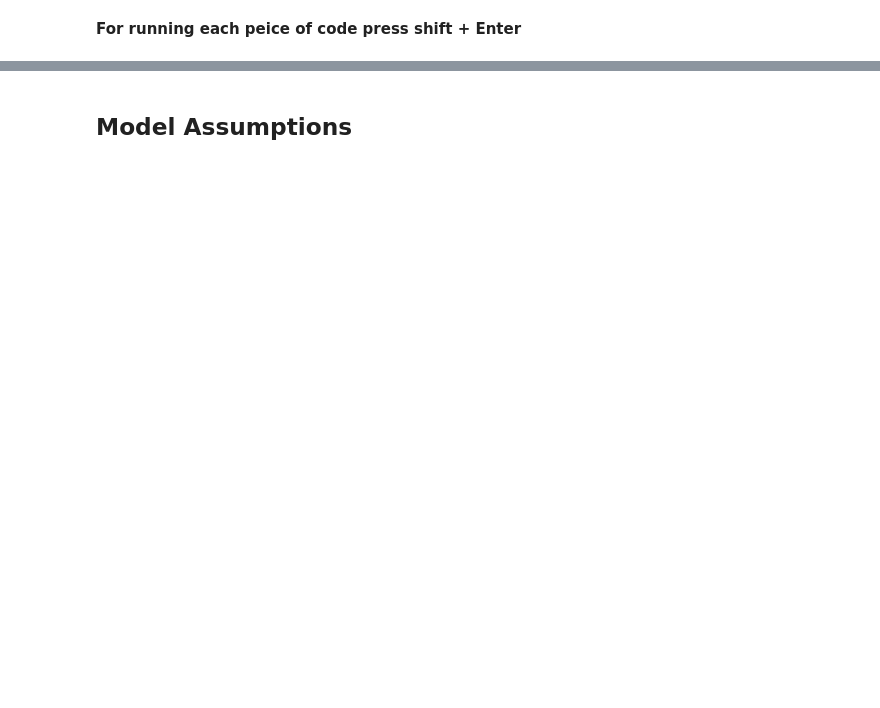
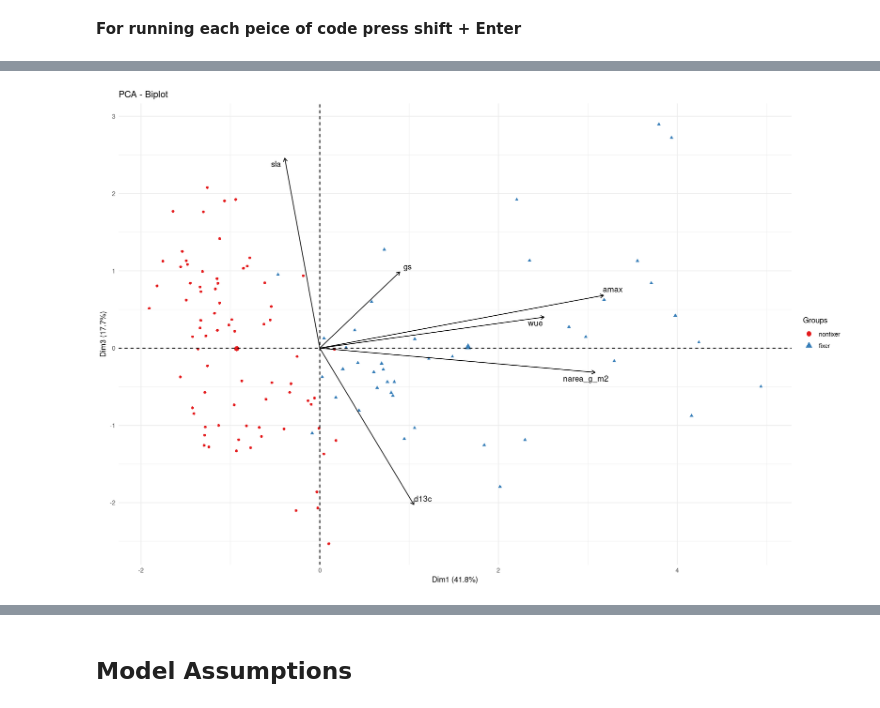
Before and after one commit to ecamo19/shade_house_reproducible_stats, a Jupyter notebook: notebooks/model_for_q3.ipynb, the cells around one changed output, grey strips where cells are left out. Drawn from its saved outputs; the diff is of its cells as text; code cells hidden in the pictures; blank space fills up the shorter version.

```diff
--- a/notebooks/model_for_q3.ipynb
+++ b/notebooks/model_for_q3.ipynb
@@ -39,0 +118,17 @@ __For running each peice of code press shift + Enter__
+# %%
+fviz_pca_biplot(pca_traits,axes = c(1, 3),
+
+                # Add group
+                habillage = data_traits_scaled$nfixer,
+
+                # Set labels
+                label ="var",
+
+                # Set arrow color
+                col.var = "black",
+
+                # Repel overlapping labels
+                repel = TRUE) +
+  theme_minimal() + scale_color_brewer(palette="Set1")
+# %% [output]
+[figure, added]
```
Also changed, not shown: parts of 43 cells of this notebook, 1 other file.
